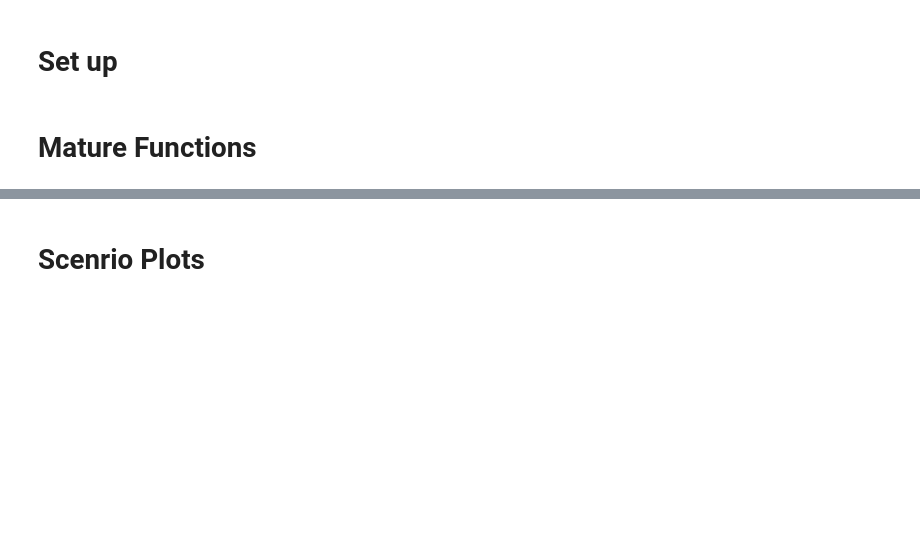
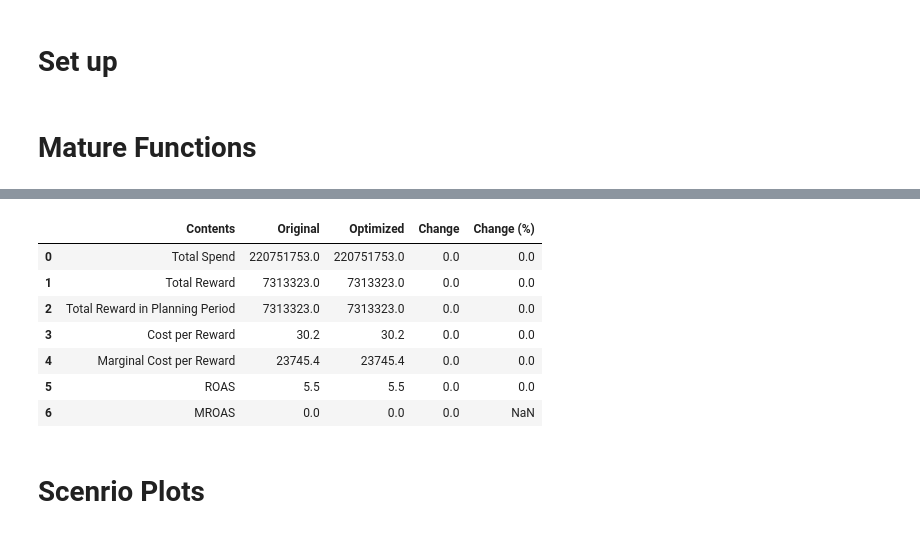
Before and after one commit to DONGZ027/craft001_SOUL, a Jupyter notebook: lab.ipynb, the cells around one changed output, grey strips where cells are left out. Saved outputs shown, nothing was run; the diff lists cells and outputs as text; code cells hidden in the pictures; blank space fills up the shorter version.

```diff
--- a/lab.ipynb
+++ b/lab.ipynb
@@ -128,6 +172,7 @@ def compute_reward_X(X, spend_data, planning_year, threshold):
     spend_array = spend_data[X].values  # Spending for media X over 12 months
     # Compute total spending S_total
     S_total = spend_array.sum()
+    benchmark_spend = 3 * S_total / np.count_nonzero(spend_array) # Compute the benchmark, or upper bound, for monthly spending
 
     # Handle the case when total spending is zero to avoid division by zero
     if S_total == 0:
@@ -137,7 +182,7 @@ def compute_reward_X(X, spend_data, planning_year, threshold):
         spend_percentages = spend_array / S_total
 
     # Compute the multiplier based on the threshold
-    multiplier = np.sum(spend_percentages > (threshold / 100))
+    multiplier = np.sum(spend_percentages >= (threshold / 100))
 
     # If multiplier is zero, set it to 1 to avoid division by zero later
     if multiplier == 0:
@@ -150,7 +195,7 @@ def compute_reward_X(X, spend_data, planning_year, threshold):
     monthly_arrays = []
 
     # Get fiscal years and months from spend_data
-    fiscal_months = spend_data['FIS_MO_NB'].values
+    fiscal_months = spend_data.FIS_MO_NB.values.flatten()
 
     # Filter df_time for the relevant fiscal year
     df_time_filtered = df_time[df_time['FIS_YR_NB'] == planning_year]
@@ -180,7 +225,7 @@ def compute_reward_X(X, spend_data, planning_year, threshold):
             continue
 
         # Step 2: Calculate annualized spending and find the closest match in df_params
-        S_yr = S_mo * multiplier
+        S_yr = min(S_mo, benchmark_spend) * multiplier
         M_P_X_col = spend_prefix + X
         TIncT_P_X_col = inc_prefix + X
         nMTIncT_P_X_col = minc_prefix + X  # Marginal rewards column
@@ -189,13 +234,16 @@ def compute_reward_X(X, spend_data, planning_year, threshold):
         # Find the index of the closest spending value in df_params
         idx_closest = (np.abs(df_params[M_P_X_col] - S_yr)).idxmin()
 
-        # Retrieve values from df_params
-        reward_yr = df_params.at[idx_closest, TIncT_P_X_col]
-        reward_mo = reward_yr / multiplier
+        if idx_closest == 0:
+            reward_mo = 0
+        else:
+            cpt_yr = df_params[cpt_prefix + X].iloc[idx_closest]
+            reward_mo = S_mo / cpt_yr
 
         # Calculate minc_mo and mc_mo for marginal cost per reward
         minc_mo = df_params.at[idx_closest, nMTIncT_P_X_col]
         mc_mo = df_params.at[idx_closest, Pct_Delta_col] * S_yr
+        # mc_mo = 0.001 * S_yr
 
 
         # Accumulate total marginal increments and costs
@@ -205,7 +253,7 @@ def compute_reward_X(X, spend_data, planning_year, threshold):
         # Step 3: Generate the reward curve for the month
         timing_curve = df_curve[X].values  # Timing curve of length 52
         monthly_reward_curve = reward_mo * timing_curve
-
+        # monthly_arrays.append(monthly_reward_curve)
 
         # Step 4: Create a 104-length array with appropriate leading zeros
         start_week = start_weeks[fiscal_month - 1]
@@ -635,3 +662,14 @@ build_plan_summary(base_year, 2024, 0.9, ticket_price)
+# %%
+optimization_summary(scenario1, scenario1, 2024, [1, 2, 3, 4, 5, 6, 7, 8, 9, 10, 11, 12], [7313323, 7313323], 0.46, 165)[1]
+# %% [output]
+|  | Contents | Original | Optimized | Change | Change (%) |
+| 0 | Total Spend | 220751753.0 | 220751753.0 | 0.0 | 0.0 |
+| 1 | Total Reward | 7313323.0 | 7313323.0 | 0.0 | 0.0 |
+| 2 | Total Reward in Planning Period | 7313323.0 | 7313323.0 | 0.0 | 0.0 |
+| 3 | Cost per Reward | 30.2 | 30.2 | 0.0 | 0.0 |
+| 4 | Marginal Cost per Reward | 23745.4 | 23745.4 | 0.0 | 0.0 |
+| 5 | ROAS | 5.5 | 5.5 | 0.0 | 0.0 |
+| 6 | MROAS | 0.0 | 0.0 | 0.0 | NaN |
 # %% [markdown]
 # Scenrio Plots
 # %%
```
Also changed, not shown: parts of 26 cells of this notebook, 36 other files.
